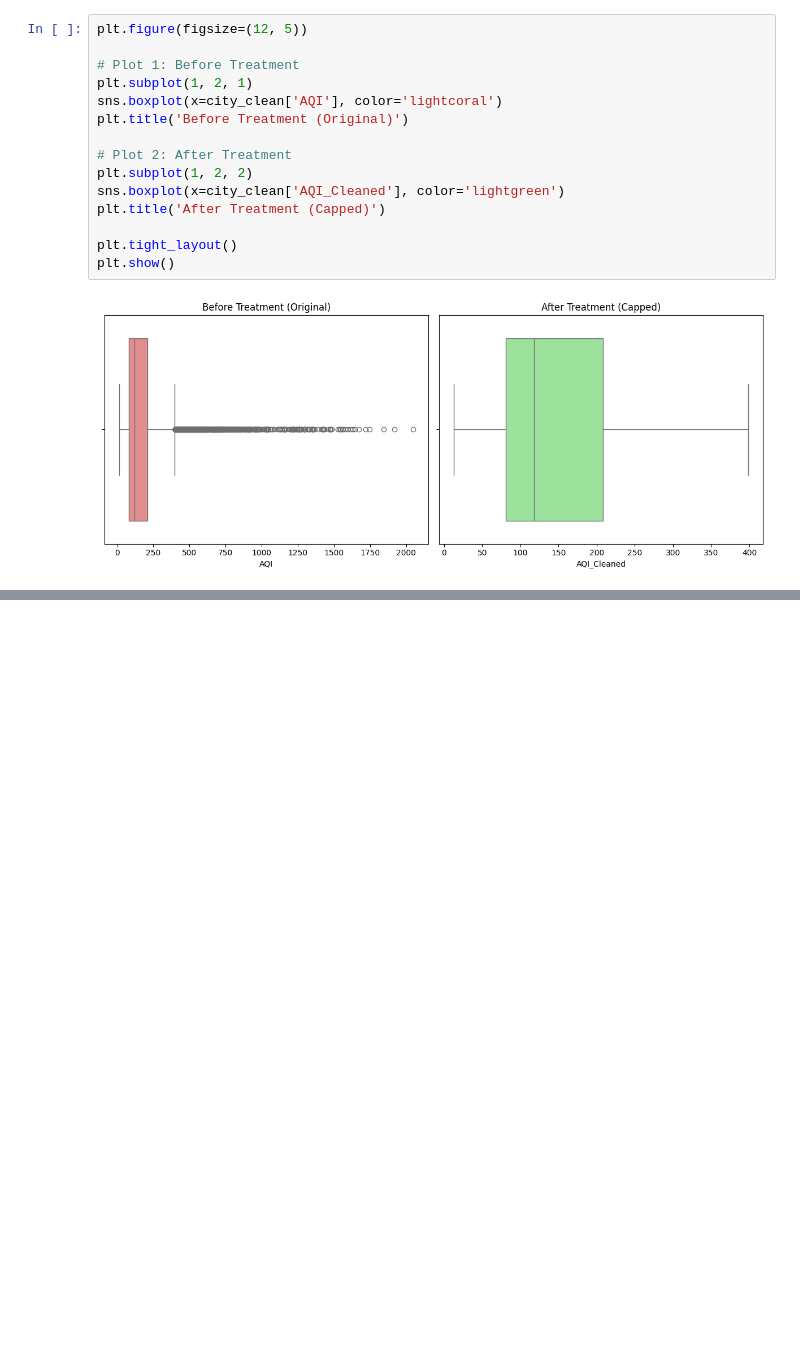
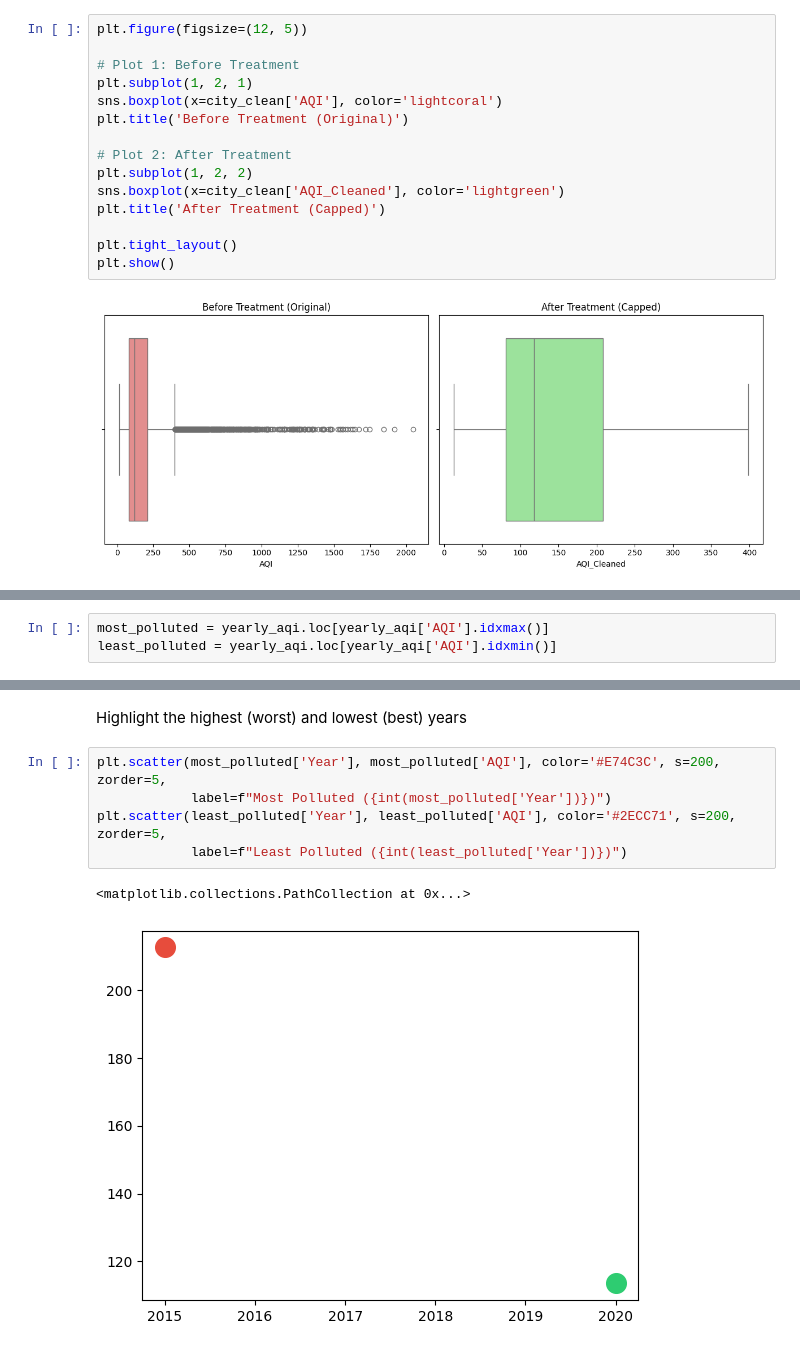
Before and after one commit to OCTehckie18/ML-Lab-2547237, a Jupyter notebook: Lab2/Lab2-copy1.ipynb, the cells around one changed output, grey strips where cells are left out. Cells and saved outputs as stored; diff of their text form; blank space fills up the shorter version.

```diff
--- a/Lab1/Lab2-copy1.ipynb
+++ b/Lab2/Lab2-copy1.ipynb
@@ -557,0 +562,3 @@ plt.show()
+# %%
+most_polluted = yearly_aqi.loc[yearly_aqi['AQI'].idxmax()]
+least_polluted = yearly_aqi.loc[yearly_aqi['AQI'].idxmin()]
@@ -557,0 +575,10 @@ plt.show()
+# %% [markdown]
+Highlight the highest (worst) and lowest (best) years
+# %%
+plt.scatter(most_polluted['Year'], most_polluted['AQI'], color='#E74C3C', s=200, zorder=5,
+            label=f"Most Polluted ({int(most_polluted['Year'])})")
+plt.scatter(least_polluted['Year'], least_polluted['AQI'], color='#2ECC71', s=200, zorder=5,
+            label=f"Least Polluted ({int(least_polluted['Year'])})")
+# %% [output]
+<matplotlib.collections.PathCollection at 0x...>
+[figure, added]
```
Also changed, not shown: parts of 15 cells of this notebook.
